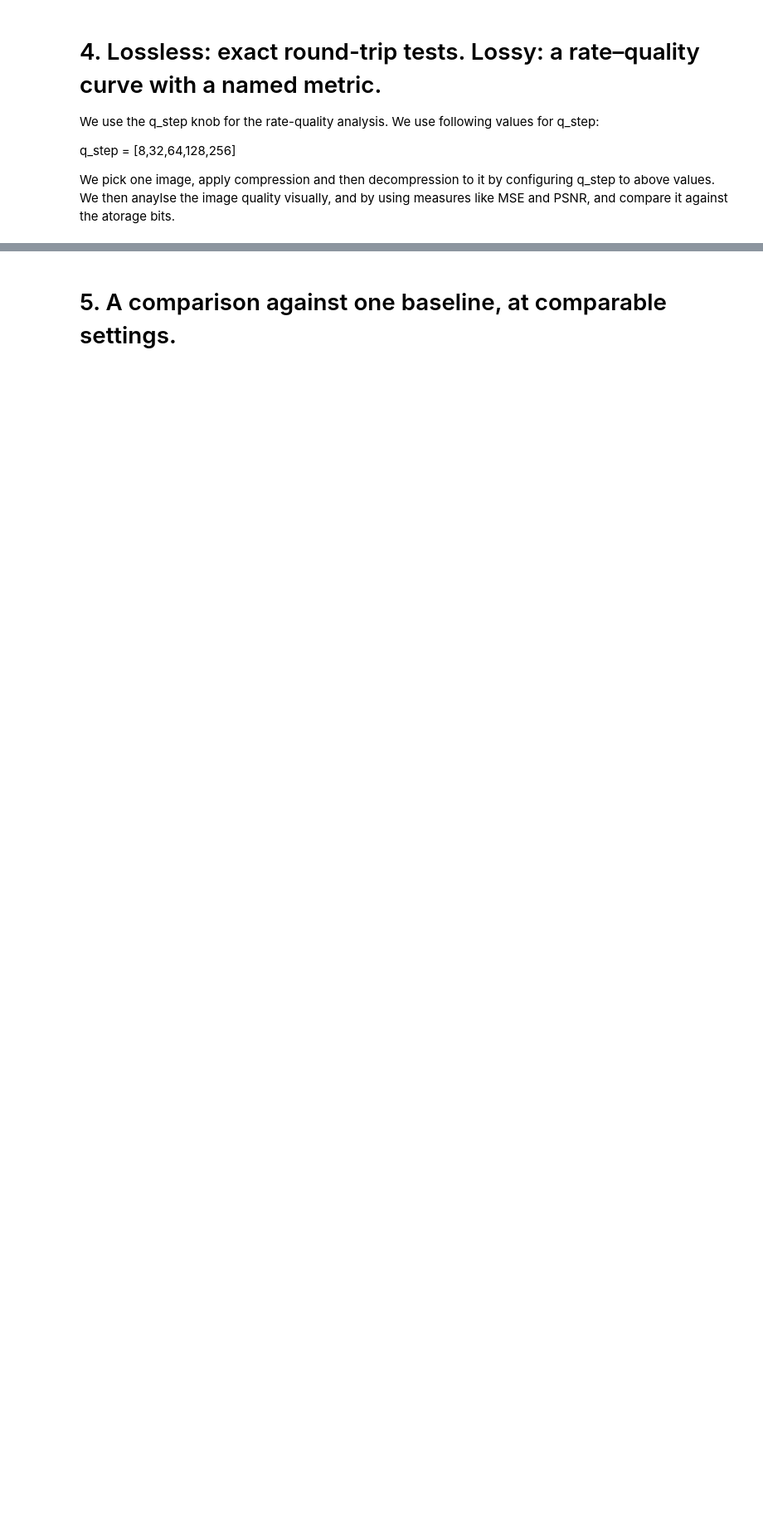
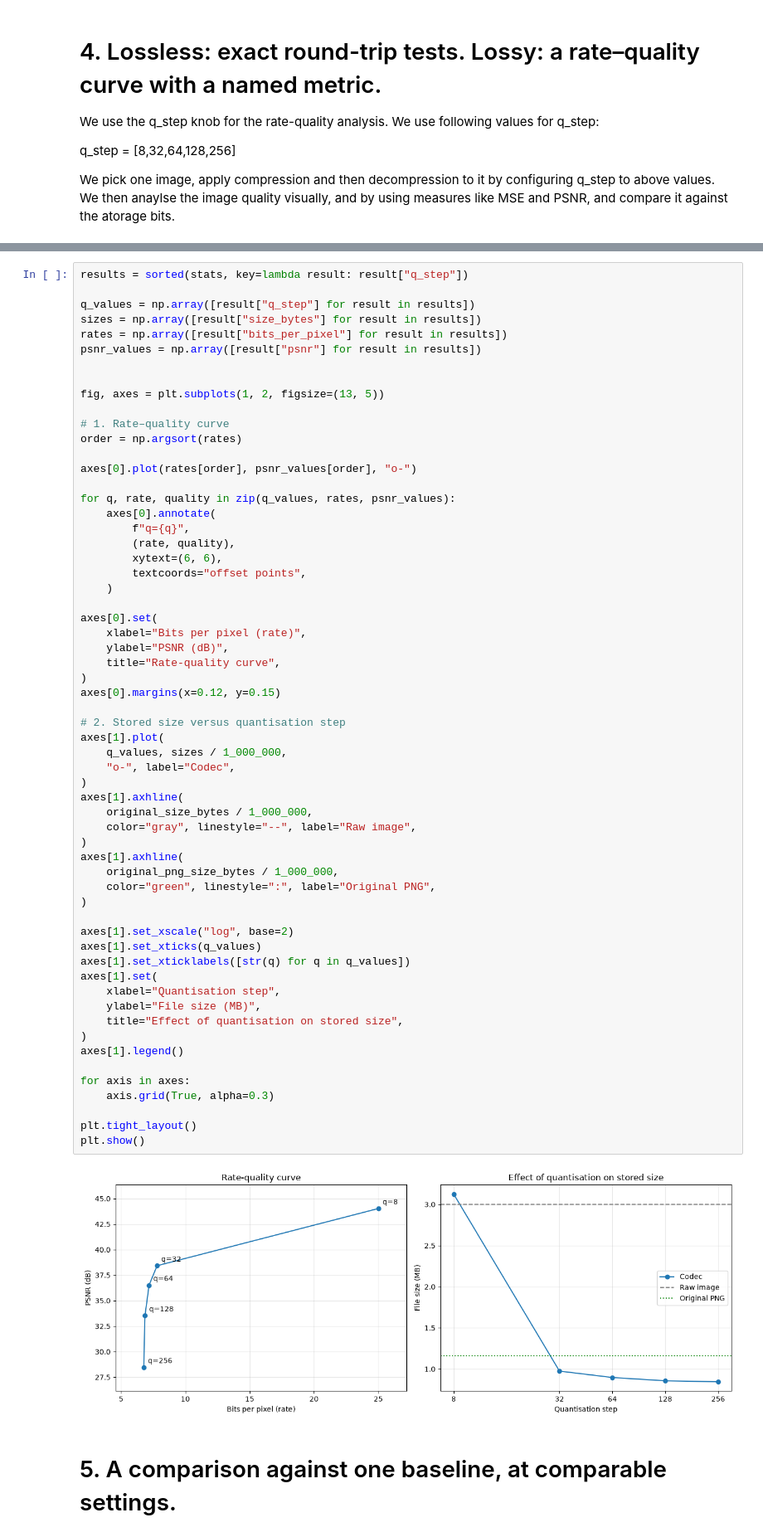
Before and after one commit to filza-a/IDIG4120-group-project, a Jupyter notebook: P2-More-Akhlaq/P2-More-Akhlaq.ipynb, the cells around one changed output, grey strips where cells are left out. Shown at 83% size. Cells and saved outputs as stored; diff of their text form; blank space fills up the shorter version.

```diff
--- a/P2-More-Akhlaq/P2-More-Akhlaq.ipynb
+++ b/P2-More-Akhlaq/P2-More-Akhlaq.ipynb
@@ -982,2 +1000,64 @@ q_step =256 | 11,851,213 bytes | 94.810 bits per pixel | Mean Squared error = 77
+# %%
+results = sorted(stats, key=lambda result: result["q_step"])
+
+q_values = np.array([result["q_step"] for result in results])
+sizes = np.array([result["size_bytes"] for result in results])
+rates = np.array([result["bits_per_pixel"] for result in results])
+psnr_values = np.array([result["psnr"] for result in results])
+
+
+fig, axes = plt.subplots(1, 2, figsize=(13, 5))
+
+# 1. Rate–quality curve
+order = np.argsort(rates)
+
+axes[0].plot(rates[order], psnr_values[order], "o-")
+
+for q, rate, quality in zip(q_values, rates, psnr_values):
+    axes[0].annotate(
+        f"q={q}",
+        (rate, quality),
+        xytext=(6, 6),
+        textcoords="offset points",
+    )
+
+axes[0].set(
+    xlabel="Bits per pixel (rate)",
+    ylabel="PSNR (dB)",
+    title="Rate-quality curve",
+)
+axes[0].margins(x=0.12, y=0.15)
+
+# 2. Stored size versus quantisation step
+axes[1].plot(
+    q_values, sizes / 1_000_000,
+    "o-", label="Codec",
+)
+axes[1].axhline(
+    original_size_bytes / 1_000_000,
+    color="gray", linestyle="--", label="Raw image",
+)
+axes[1].axhline(
+    original_png_size_bytes / 1_000_000,
+    color="green", linestyle=":", label="Original PNG",
+)
+
+axes[1].set_xscale("log", base=2)
+axes[1].set_xticks(q_values)
+axes[1].set_xticklabels([str(q) for q in q_values])
+axes[1].set(
+    xlabel="Quantisation step",
+    ylabel="File size (MB)",
+    title="Effect of quantisation on stored size",
+)
+axes[1].legend()
+
+for axis in axes:
+    axis.grid(True, alpha=0.3)
+
+plt.tight_layout()
+plt.show()
+# %% [output]
+[figure, added]
 # %% [markdown]
 # 5. A comparison against one baseline, at comparable settings.
```
Also changed, not shown: parts of 14 cells of this notebook, 6 other files.
